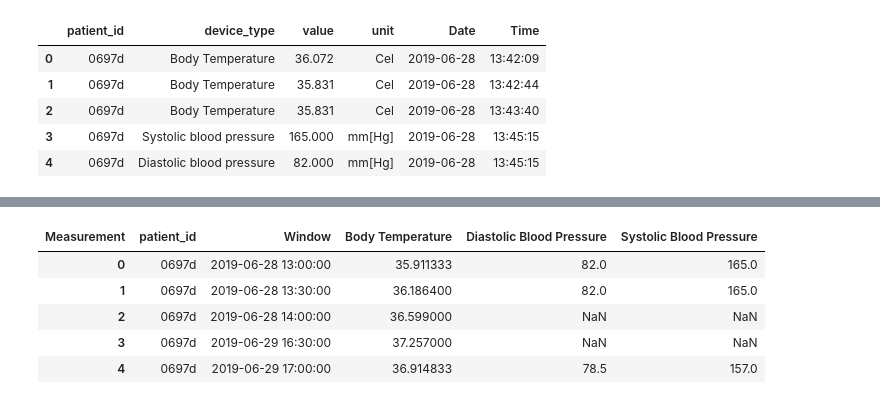
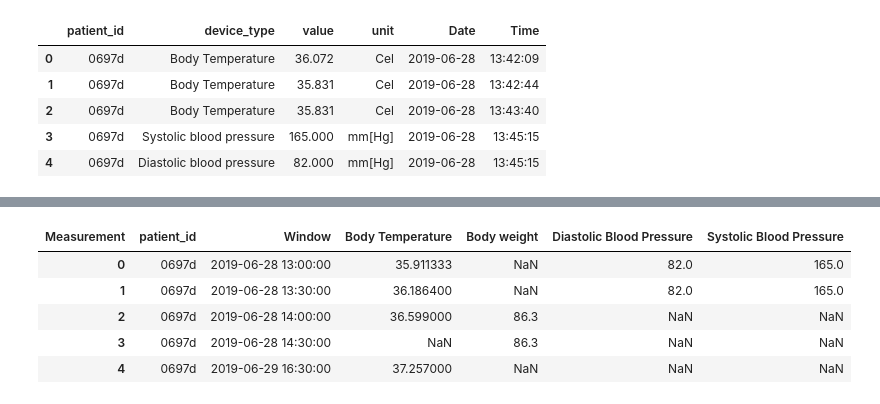
Before and after one commit to y-ghoneim/SDProject32, a Jupyter notebook: Notebooks/Physiology Preprocessing.ipynb, the cells around one changed output, grey strips where cells are left out. Saved outputs shown, nothing was run; the diff lists cells and outputs as text; code cells hidden in the pictures.

Commit message:
Replaced muscle mass with Body Weight in Physiology

```diff
--- a/Notebooks/Physiology Preprocessing.ipynb
+++ b/Notebooks/Physiology Preprocessing.ipynb
@@ -145,43 +151,45 @@ dtype: object
 # %%
-# Convert 'date' to datetime format
-data['date'] = pd.to_datetime(data['date'])
+# Ignore for now
 
-data_2 = data.copy()
+# # Convert 'date' to datetime format
+# data['date'] = pd.to_datetime(data['date'])
 
-# Create a function to map device_type to the corresponding column name in the final dataframe
-def map_device_type_to_column(device_type):
-    mapping = {
-        'Body Temperature': 'Body Temperature',
-        'Systolic blood pressure': 'Systolic Blood Pressure',
-        'Diastolic blood pressure': 'Diastolic Blood Pressure',
-        'Heart Rate': 'Heart Rate',
-        'O/E - Muscle Mass': 'O/E - Muscle Mass'
-    }
-    return mapping.get(device_type, None)
+# data_2 = data.copy()
 
-# Apply the mapping
-data_2['Measurement'] = data_2['device_type'].apply(map_device_type_to_column)
+# # Create a function to map device_type to the corresponding column name in the final dataframe
+# def map_device_type_to_column(device_type):
+#     mapping = {
+#         'Body Temperature': 'Body Temperature',
+#         'Systolic blood pressure': 'Systolic Blood Pressure',
+#         'Diastolic blood pressure': 'Diastolic Blood Pressure',
+#         'Heart Rate': 'Heart Rate',
+#         'Body weight': 'Body weight'
+#     }
+#     return mapping.get(device_type, None)
 
-# Remove rows with measurements that don't match the desired columns (if any)
-data_2 = data_2.dropna(subset=['Measurement'])
+# # Apply the mapping
+# data_2['Measurement'] = data_2['device_type'].apply(map_device_type_to_column)
 
-# For each patient, device_type, and window, calculate the average value
-averages_window_1 = data_2.groupby(['patient_id', 'Measurement', 'window_1'])['value'].mean().reset_index()
-averages_window_2 = data_2.groupby(['patient_id', 'Measurement', 'window_2'])['value'].mean().reset_index()
+# # Remove rows with measurements that don't match the desired columns (if any)
+# data_2 = data_2.dropna(subset=['Measurement'])
 
-# Rename columns for merging
-averages_window_1.rename(columns={'window_1': 'Window', 'value': 'Average'}, inplace=True)
-averages_window_2.rename(columns={'window_2': 'Window', 'value': 'Average'}, inplace=True)
+# # For each patient, device_type, and window, calculate the average value
+# averages_window_1 = data_2.groupby(['patient_id', 'Measurement', 'window_1'])['value'].mean().reset_index()
+# averages_window_2 = data_2.groupby(['patient_id', 'Measurement', 'window_2'])['value'].mean().reset_index()
 
-# Combine the two sets of averages
-averages_combined = pd.concat([averages_window_1, averages_window_2])
+# # Rename columns for merging
+# averages_window_1.rename(columns={'window_1': 'Window', 'value': 'Average'}, inplace=True)
+# averages_window_2.rename(columns={'window_2': 'Window', 'value': 'Average'}, inplace=True)
 
-# Pivot the table to have one row per patient_id and window, and columns for each measurement
-final_data = averages_combined.pivot_table(index=['patient_id', 'Window'], columns='Measurement', values='Average').reset_index()
+# # Combine the two sets of averages
+# averages_combined = pd.concat([averages_window_1, averages_window_2])
 
-# Rename the columns as specified
-# final_data.columns = ['Patient ID', 'Window', 'Body Temperature', 'Diastolic Blood Pressure', 'Heart Rate', 'O/E - Muscle Mass', 'Systolic Blood Pressure']
+# # Pivot the table to have one row per patient_id and window, and columns for each measurement
+# final_data = averages_combined.pivot_table(index=['patient_id', 'Window'], columns='Measurement', values='Average').reset_index()
 
-# Display the first few rows of the final dataframe
-final_data.head()
+# # Rename the columns as specified
+# # final_data.columns = ['Patient ID', 'Window', 'Body Temperature', 'Diastolic Blood Pressure', 'Heart Rate', 'O/E - Muscle Mass', 'Systolic Blood Pressure']
+
+# # Display the first few rows of the final dataframe
+# final_data.head()
 # %% [output]
@@ -188,8 +201,8 @@ final_data.head()
-| Measurement | patient_id | Window | Body Temperature | Diastolic Blood Pressure | Systolic Blood Pressure |
-| 0 | 0697d | 2019-06-28 13:00:00 | 35.911333 | 82.0 | 165.0 |
-| 1 | 0697d | 2019-06-28 13:30:00 | 36.186400 | 82.0 | 165.0 |
-| 2 | 0697d | 2019-06-28 14:00:00 | 36.599000 | NaN | NaN |
-| 3 | 0697d | 2019-06-29 16:30:00 | 37.257000 | NaN | NaN |
-| 4 | 0697d | 2019-06-29 17:00:00 | 36.914833 | 78.5 | 157.0 |
+| Measurement | patient_id | Window | Body Temperature | Body weight | Diastolic Blood Pressure | Systolic Blood Pressure |
+| 0 | 0697d | 2019-06-28 13:00:00 | 35.911333 | NaN | 82.0 | 165.0 |
+| 1 | 0697d | 2019-06-28 13:30:00 | 36.186400 | NaN | 82.0 | 165.0 |
+| 2 | 0697d | 2019-06-28 14:00:00 | 36.599000 | 86.3 | NaN | NaN |
+| 3 | 0697d | 2019-06-28 14:30:00 | NaN | 86.3 | NaN | NaN |
+| 4 | 0697d | 2019-06-29 16:30:00 | 37.257000 | NaN | NaN | NaN |
 # %%
 # Convert 'date' to datetime format
```
Also changed, not shown: parts of 20 cells of this notebook, 3 other files.
